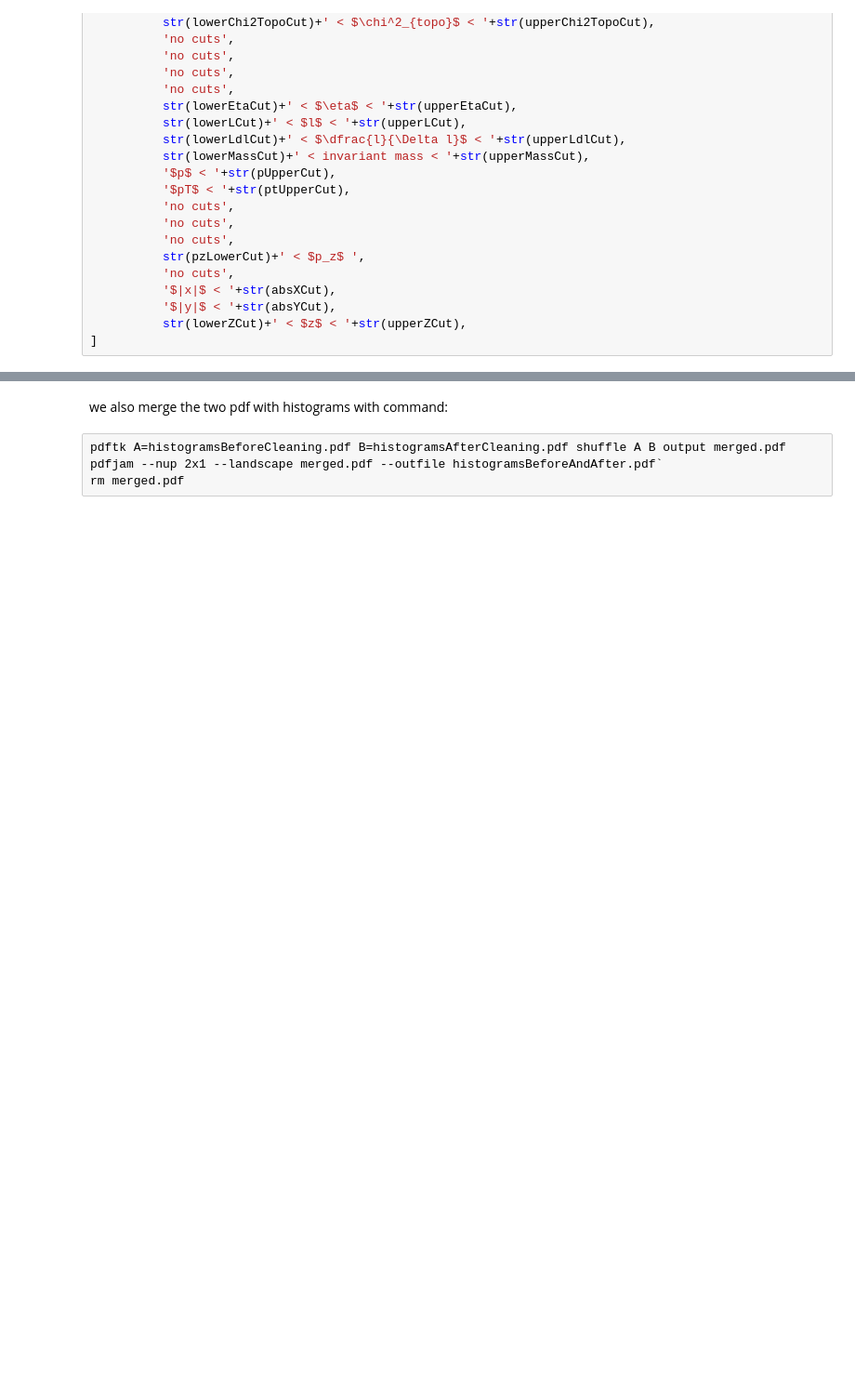
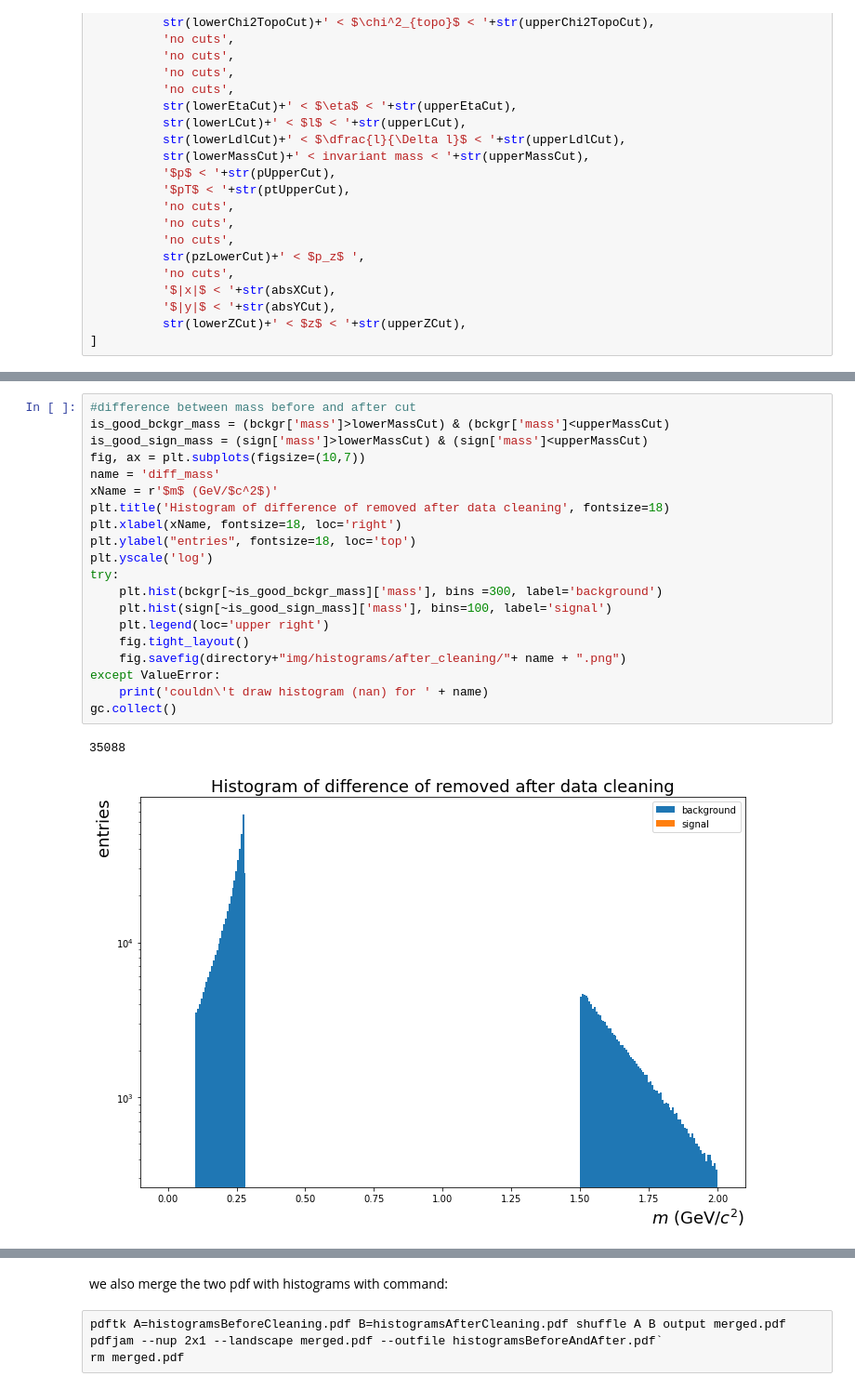
Before and after one commit to julnow/JupyterNotebooks, a Jupyter notebook: kaon_correlations_p1.ipynb, the cells around one changed output, grey strips where cells are left out. Shown at 93% size. Cells and saved outputs as stored; diff of their text form; blank space fills up the shorter version.

```diff
--- a/kaon_correlations_p1.ipynb
+++ b/kaon_correlations_p1.ipynb
@@ -383,0 +425,23 @@ gc.collect()
+# %%
+#difference between mass before and after cut
+is_good_bckgr_mass = (bckgr['mass']>lowerMassCut) & (bckgr['mass']<upperMassCut)
+is_good_sign_mass = (sign['mass']>lowerMassCut) & (sign['mass']<upperMassCut)
+fig, ax = plt.subplots(figsize=(10,7))
+name = 'diff_mass'
+xName = r'$m$ (GeV/$c^2$)'
+plt.title('Histogram of difference of removed after data cleaning', fontsize=18)
+plt.xlabel(xName, fontsize=18, loc='right')
+plt.ylabel("entries", fontsize=18, loc='top')
+plt.yscale('log')
+try:
+    plt.hist(bckgr[~is_good_bckgr_mass]['mass'], bins =300, label='background')
+    plt.hist(sign[~is_good_sign_mass]['mass'], bins=100, label='signal')
+    plt.legend(loc='upper right')
+    fig.tight_layout()
+    fig.savefig(directory+"img/histograms/after_cleaning/"+ name + ".png")
+except ValueError:
+    print('couldn\'t draw histogram (nan) for ' + name)
+gc.collect()
+# %% [output]
+35088
+[figure, added]
```
Also changed, not shown: parts of 6 cells of this notebook, 7 other files.
